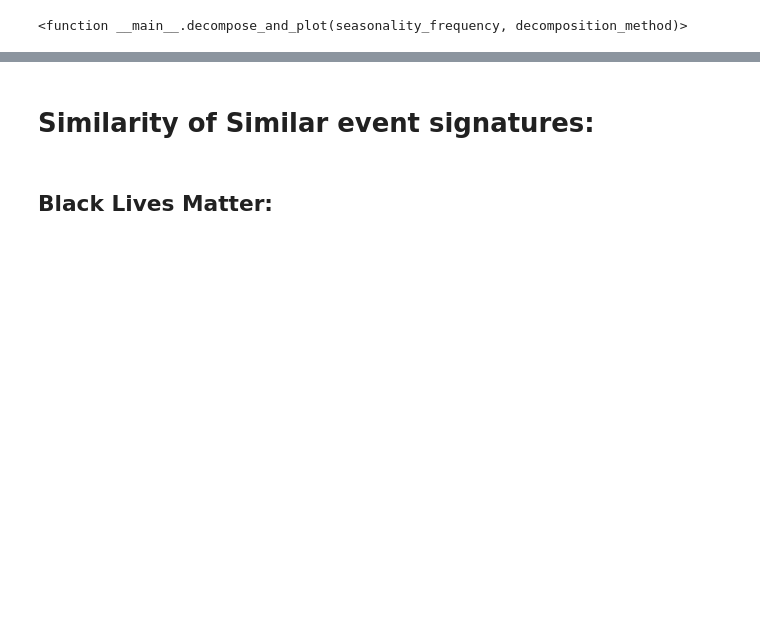
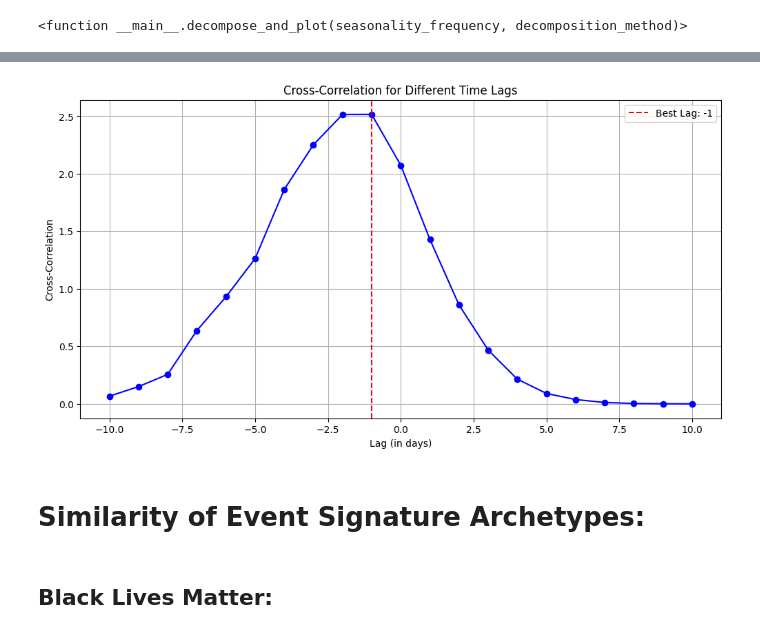
Before and after one commit to NatanGrayman/Investigation_Project, a Jupyter notebook: investigation-project-social-unrest.ipynb, the cells around one changed output, grey strips where cells are left out. Saved outputs shown, nothing was run; the diff lists cells and outputs as text; code cells hidden in the pictures; blank space fills up the shorter version.

```diff
--- a/investigation-project-social-unrest.ipynb
+++ b/investigation-project-social-unrest.ipynb
@@ -1707,5 +1734,52 @@ interactive(children=(IntSlider(value=365, continuous_update=False, description=
+# %%
+import pandas as pd
+import numpy as np
+from scipy.signal import correlate
+from scipy.spatial.distance import euclidean
+import matplotlib.pyplot as plt
+
+# Assuming you have loaded and normalized your datasets as described earlier
+# The two datasets are normalized_tweets and normalized_date_counts
+
+# Create a new DataFrame matching the length of normalized_tweets
+normalized_date_counts_corr = pd.DataFrame({'Value': normalized_date_counts[:len(normalized_tweets)]})
+
+# Calculate Cross-Correlation
+cross_corr = correlate(normalized_tweets, normalized_date_counts_corr['Value'], mode='full', method='fft')
+
+# Calculate Time Lags
+time_lags = np.arange(-len(normalized_tweets) + 1, len(normalized_date_counts_corr))
+
+# Find the lag at which the cross-correlation is the highest
+best_lag = time_lags[np.argmax(cross_corr)]
+
+# Calculate Euclidean Distance and specify the best Euclidean distance at each shift
+euclidean_dists = []
+best_euclidean_dist = float('inf')  # Initialize with a high value
+
+for shift in range(len(normalized_tweets)):
+    shifted_date_counts = np.roll(normalized_date_counts_corr['Value'], shift)
+    euclidean_dist = euclidean(normalized_tweets, shifted_date_counts)
+    euclidean_dists.append(euclidean_dist)
+
+    if euclidean_dist < best_euclidean_dist:
+        best_euclidean_dist = euclidean_dist
+
+# Plot the cross-correlation graph
+plt.figure(figsize=(12, 6))
+plt.plot(time_lags, cross_corr, marker='o', linestyle='-', color='blue')
+plt.xlabel('Lag (in days)')
+plt.ylabel('Cross-Correlation')
+plt.title('Cross-Correlation for Different Time Lags')
+plt.axvline(best_lag, color='red', linestyle='--', label=f'Best Lag: {best_lag}')
+plt.legend()
+plt.grid(True)
+plt.show()
+# %% [output]
+[figure, added]
 # %% [markdown]
-# Similarity of Similar event signatures:
+
+# Similarity of Event Signature Archetypes:
 # %% [markdown]
 ## Black Lives Matter:
 # %%
```
Also changed, not shown: parts of 5 cells of this notebook.
